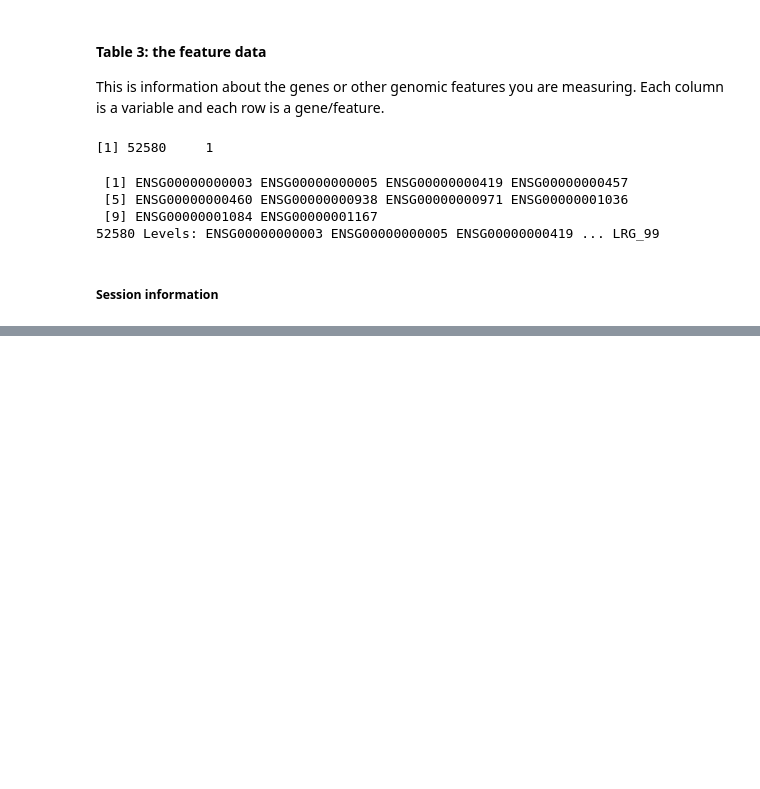
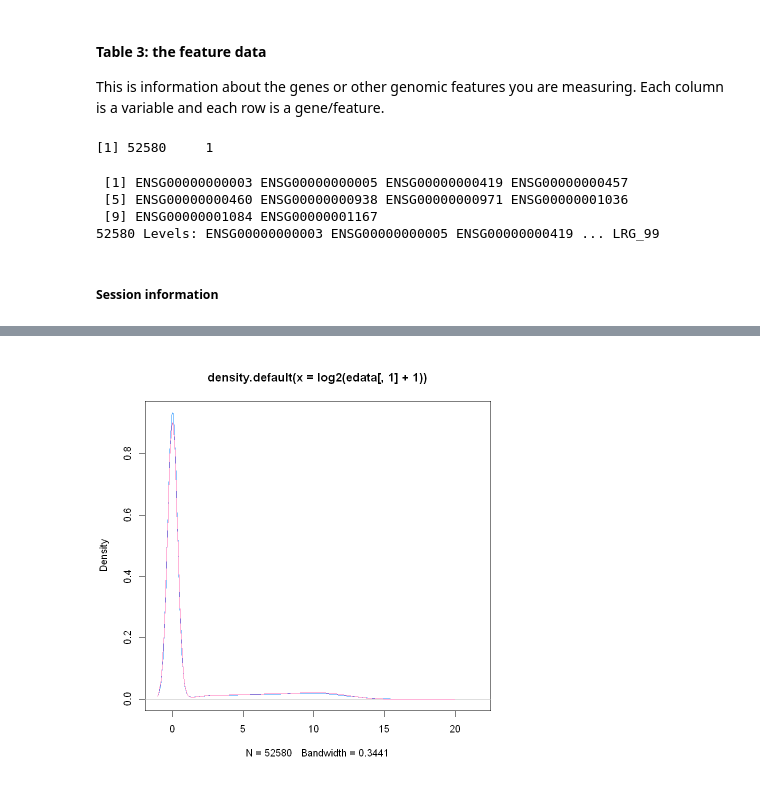
Before and after one commit to recervictory/Genomic-Data-Science-Specialization, a Jupyter notebook: C06 - Statistics for Genomic Data Science/Week 01.ipynb, the cells around one changed output, grey strips where cells are left out. Saved outputs shown, nothing was run; the diff lists cells and outputs as text; code cells hidden in the pictures; blank space fills up the shorter version.

```diff
--- a/C06 - Statistics for Genomic Data Science/Week 01.ipynb
+++ b/C06 - Statistics for Genomic Data Science/Week 01.ipynb
@@ -163,0 +385,6 @@ A packages_info: 45 × 11
+# %%
+# density plot
+plot(density(log2(edata[,1]+1)),col=2)
+lines(density(log2(edata[,2]+1)),col=3)
+# %% [output]
+[figure, added]
```
Also changed, not shown: parts of 41 cells of this notebook.
